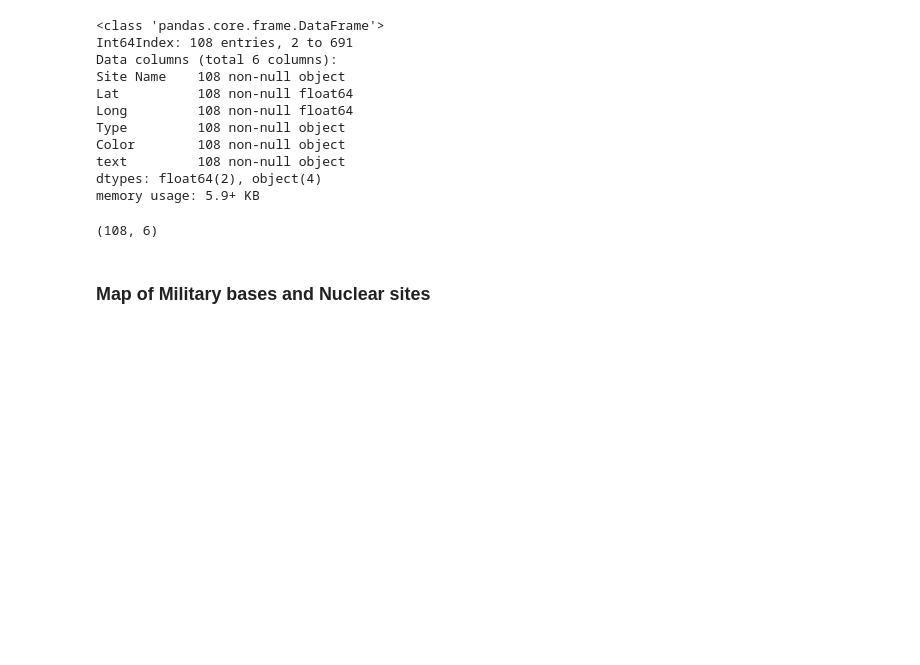
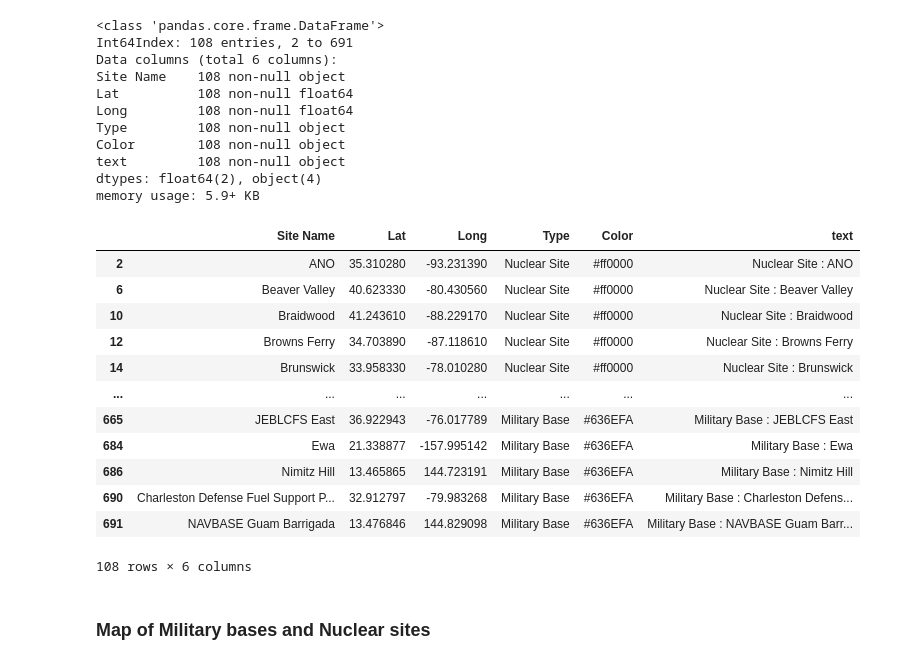
Before and after one commit to seankda/ETL-Aliens, a Jupyter notebook: Combined Notebooks-Copy1.ipynb, the cells around one changed output. Cells and saved outputs as stored; diff of their text form; code cells hidden in the pictures; blank space fills up the shorter version.

```diff
--- a/Combined Notebooks-Copy1.ipynb
+++ b/Combined Notebooks-Copy1.ipynb
@@ -586,9 +586,21 @@ text         108 non-null object
 dtypes: float64(2), object(4)
 memory usage: 5.9+ KB
 # %%
-sites.shape
+sites
 # %% [output]
+|  | Site Name | Lat | Long | Type | Color | text |
+| 2 | ANO | 35.310280 | -93.231390 | Nuclear Site | #ff0000 | Nuclear Site : ANO |
+| 6 | Beaver Valley | 40.623330 | -80.430560 | Nuclear Site | #ff0000 | Nuclear Site : Beaver Valley |
+| 10 | Braidwood | 41.243610 | -88.229170 | Nuclear Site | #ff0000 | Nuclear Site : Braidwood |
+| 12 | Browns Ferry | 34.703890 | -87.118610 | Nuclear Site | #ff0000 | Nuclear Site : Browns Ferry |
+| 14 | Brunswick | 33.958330 | -78.010280 | Nuclear Site | #ff0000 | Nuclear Site : Brunswick |
+| ... | ... | ... | ... | ... | ... | ... |
+| 665 | JEBLCFS East | 36.922943 | -76.017789 | Military Base | #636EFA | Military Base : JEBLCFS East |
+| 684 | Ewa | 21.338877 | -157.995142 | Military Base | #636EFA | Military Base : Ewa |
+| 686 | Nimitz Hill | 13.465865 | 144.723191 | Military Base | #636EFA | Military Base : Nimitz Hill |
+| 690 | Charleston Defense Fuel Support P... | 32.912797 | -79.983268 | Military Base | #636EFA | Military Base : Charleston Defens... |
+| 691 | NAVBASE Guam Barrigada | 13.476846 | 144.829098 | Military Base | #636EFA | Military Base : NAVBASE Guam Barr... |
-(108, 6)
+108 rows × 6 columns
 # %% [markdown]
 ### Map of Military bases and Nuclear sites
 # %%
```
Also changed, not shown: 2 other files.
